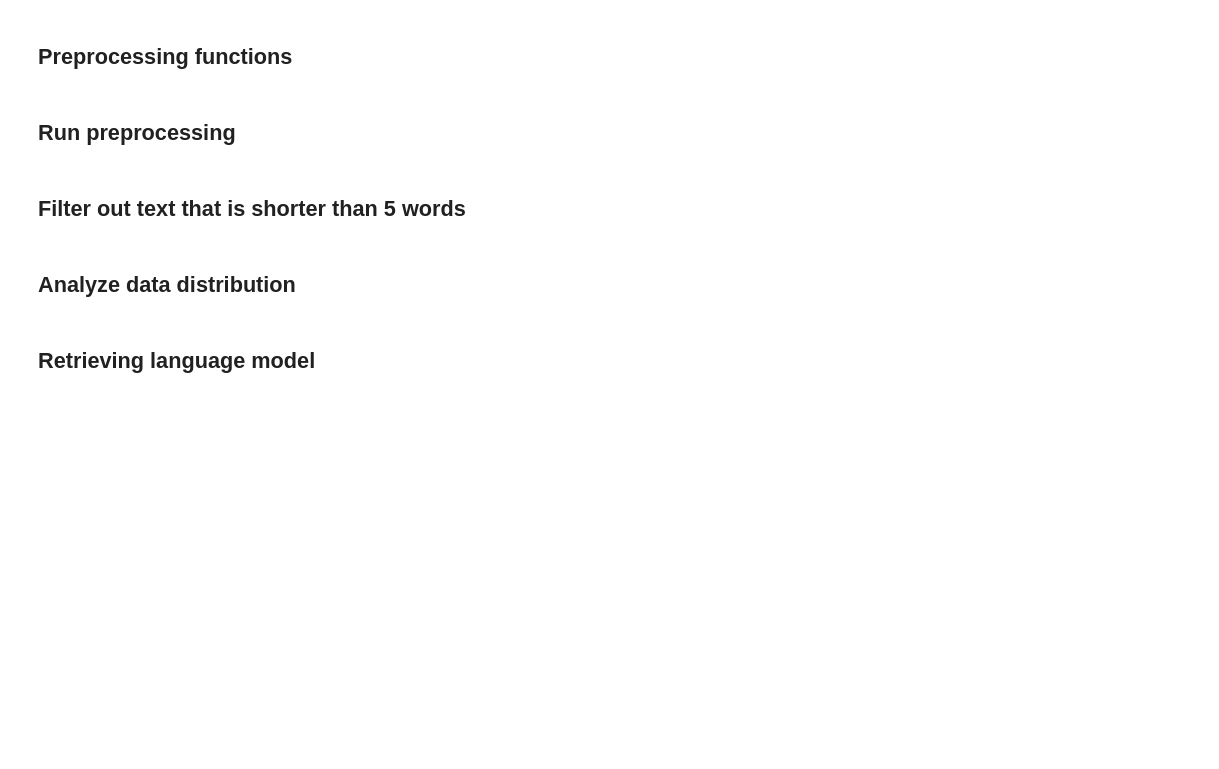
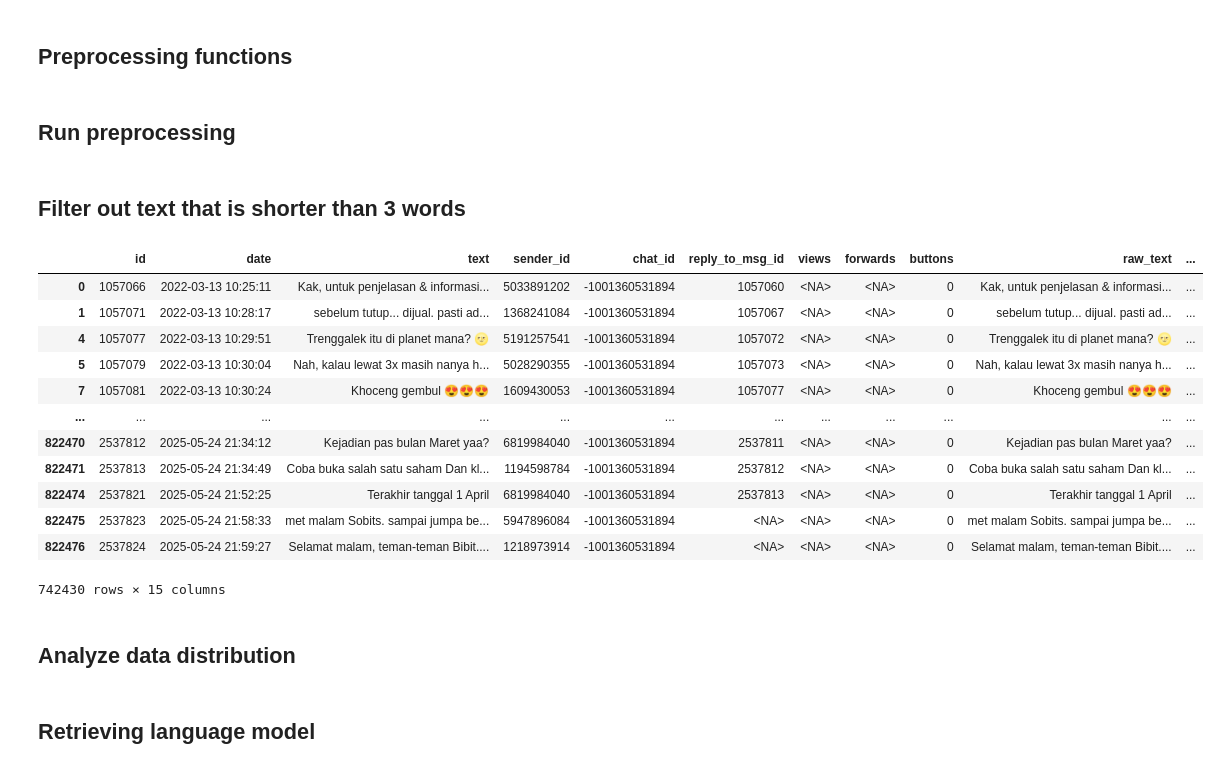
Before and after one commit to khalidjasir/ui-km-paper, a Jupyter notebook: KM_Topic_Modeling.ipynb, the cells around one changed output. Cells and saved outputs as stored; diff of their text form; code cells hidden in the pictures; blank space fills up the shorter version.

```diff
--- a/KM_Topic_Modeling.ipynb
+++ b/KM_Topic_Modeling.ipynb
@@ -246,10 +149,14 @@ display(messages_df)
 # %% [markdown]
 ## Analyze data distribution
 # %%
-monthly_counts = messages_df.groupby(messages_df['date'].dt.to_period('M')).size()
+from pandarallel import pandarallel
+
+pandarallel.initialize()
+
+monthly_counts = original_df.groupby(original_df['date'].dt.to_period('M')).size()
 monthly_counts.index = monthly_counts.index.to_timestamp()
 
-quarterly_counts = messages_df.groupby(messages_df['date'].dt.to_period('Q')).size()
+quarterly_counts = original_df.groupby(original_df['date'].dt.to_period('Q')).size()
 quarterly_counts.index = quarterly_counts.index.to_timestamp()
 
 def get_semester(date):
@@ -257,8 +164,11 @@ def get_semester(date):
     return None
   return f'{date.year}-S1' if date.month <= 6 else f'{date.year}-S2'
 
-messages_df['semester'] = messages_df['date'].apply(get_semester)
-semesterly_counts = messages_df.groupby('semester').size()
+original_df['semester'] = original_df['date'].parallel_apply(get_semester)
+semesterly_counts = original_df.groupby('semester').size()
+
+yearly_counts = original_df.groupby(original_df['date'].dt.to_period('Y')).size()
+yearly_counts.index = yearly_counts.index.to_timestamp()
 
 import matplotlib.pyplot as plt
 
@@ -267,6 +177,7 @@ plt.figure(figsize=(12, 6))
 # monthly_counts.sort_index().plot(label='Monthly')
 quarterly_counts.sort_index().plot(label='Quarterly')
 # semesterly_counts.sort_index().plot(label='Semesterly')
+# yearly_counts.sort_index().plot(label='Yearly')
 
 plt.title('Message Volume Over Time')
 plt.xlabel('Time')
@@ -278,10 +224,10 @@ plt.show()
 # %% [markdown]
 ## Preprocessing functions
 # %%
-import unicodedata
 import emoji
 import re
 import string
+from unidecode import unidecode
 from indoNLP.preprocessing import pipeline, remove_html, remove_url, replace_slang, replace_word_elongation
 
 # Pre-compiled regex patterns
@@ -295,12 +241,11 @@ WHITESPACE_RE = re.compile(r'\s+')
 PUNCT_TRANSLATOR = str.maketrans('', '', string.punctuation)
 
 def fast_clean(text):
+  # Normalize Unicode (remove fancy fonts, underlines)
+  text = unidecode(text)
+
   # Case folding to lowercase
   text = text.lower()
-
-  # Normalize Unicode (remove fancy fonts, underlines)
-  text = unicodedata.normalize('NFKD', text)
-  text = ''.join(c for c in text if not unicodedata.combining(c))
 
   # Remove usernames
   text = USERNAME_RE.sub('', text)
@@ -327,14 +272,18 @@ def fast_clean(text):
 # %% [markdown]
 ## Run preprocessing
 # %%
-import swifter
+from pandarallel import pandarallel
 
-messages_df.dropna(subset=[
+pandarallel.initialize()
+
+preprocessed_df = original_df.copy()
+
+preprocessed_df.dropna(subset=[
   'text',
   'raw_text'
 ], inplace=True)
 
-messages_df['fast_clean'] = messages_df['text'].swifter.apply(fast_clean)
+preprocessed_df['fast_clean'] = preprocessed_df['merged_text'].parallel_apply(fast_clean)
 
 indonlp_pipeline = pipeline([
   remove_html,
@@ -343,22 +292,36 @@ indonlp_pipeline = pipeline([
   replace_word_elongation
 ])
 
-messages_df['basic_clean'] = messages_df['fast_clean'].swifter.apply(indonlp_pipeline)
+preprocessed_df['basic_clean'] = preprocessed_df['fast_clean'].parallel_apply(indonlp_pipeline)
 
-messages_df.dropna(subset=[
+preprocessed_df.dropna(subset=[
   'text',
   'raw_text',
   'fast_clean',
   'basic_clean'
 ], inplace=True)
 
-display(messages_df)
+display(preprocessed_df)
 # %% [markdown]
-## Filter out text that is shorter than 5 words
+## Filter out text that is shorter than 3 words
 # %%
-messages_df = messages_df[messages_df['basic_clean'].str.split().str.len() > 5].copy()
+preprocessed_df = preprocessed_df[preprocessed_df['basic_clean'].str.split().str.len() > 3].copy()
 
-display(messages_df)
+display(preprocessed_df)
+# %% [output]
+|  | id | date | text | sender_id | chat_id | reply_to_msg_id | views | forwards | buttons | raw_text | ... |
+| 0 | 1057066 | 2022-03-13 10:25:11 | Kak, untuk penjelasan & informasi... | 5033891202 | -1001360531894 | 1057060 | <NA> | <NA> | 0 | Kak, untuk penjelasan & informasi... | ... |
+| 1 | 1057071 | 2022-03-13 10:28:17 | sebelum tutup... dijual. pasti ad... | 1368241084 | -1001360531894 | 1057067 | <NA> | <NA> | 0 | sebelum tutup... dijual. pasti ad... | ... |
+| 4 | 1057077 | 2022-03-13 10:29:51 | Trenggalek itu di planet mana? 🌝 | 5191257541 | -1001360531894 | 1057072 | <NA> | <NA> | 0 | Trenggalek itu di planet mana? 🌝 | ... |
+| 5 | 1057079 | 2022-03-13 10:30:04 | Nah, kalau lewat 3x masih nanya h... | 5028290355 | -1001360531894 | 1057073 | <NA> | <NA> | 0 | Nah, kalau lewat 3x masih nanya h... | ... |
+| 7 | 1057081 | 2022-03-13 10:30:24 | Khoceng gembul 😍😍😍 | 1609430053 | -1001360531894 | 1057077 | <NA> | <NA> | 0 | Khoceng gembul 😍😍😍 | ... |
+| ... | ... | ... | ... | ... | ... | ... | ... | ... | ... | ... | ... |
+| 822470 | 2537812 | 2025-05-24 21:34:12 | Kejadian pas bulan Maret yaa? | 6819984040 | -1001360531894 | 2537811 | <NA> | <NA> | 0 | Kejadian pas bulan Maret yaa? | ... |
+| 822471 | 2537813 | 2025-05-24 21:34:49 | Coba buka salah satu saham Dan kl... | 1194598784 | -1001360531894 | 2537812 | <NA> | <NA> | 0 | Coba buka salah satu saham Dan kl... | ... |
+| 822474 | 2537821 | 2025-05-24 21:52:25 | Terakhir tanggal 1 April | 6819984040 | -1001360531894 | 2537813 | <NA> | <NA> | 0 | Terakhir tanggal 1 April | ... |
+| 822475 | 2537823 | 2025-05-24 21:58:33 | met malam Sobits. sampai jumpa be... | 5947896084 | -1001360531894 | <NA> | <NA> | <NA> | 0 | met malam Sobits. sampai jumpa be... | ... |
+| 822476 | 2537824 | 2025-05-24 21:59:27 | Selamat malam, teman-teman Bibit.... | 1218973914 | -1001360531894 | <NA> | <NA> | <NA> | 0 | Selamat malam, teman-teman Bibit.... | ... |
+742430 rows × 15 columns
 # %% [markdown]
 ## Analyze data distribution
 # %%
```
Also changed, not shown: parts of 67 cells of this notebook, 1 other file.
